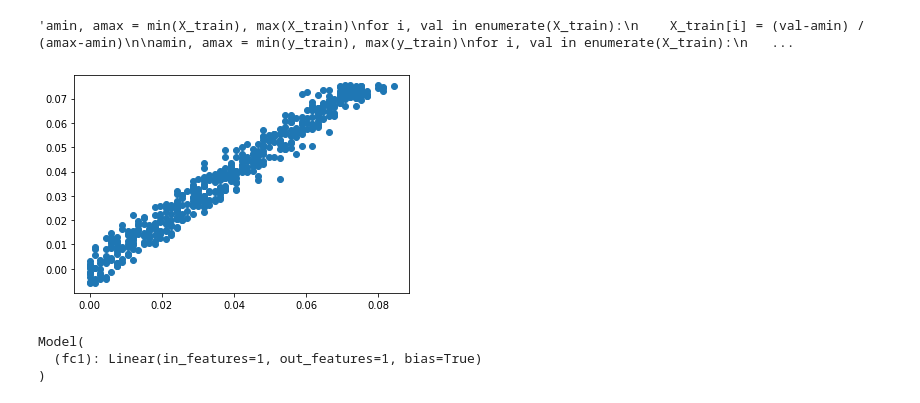
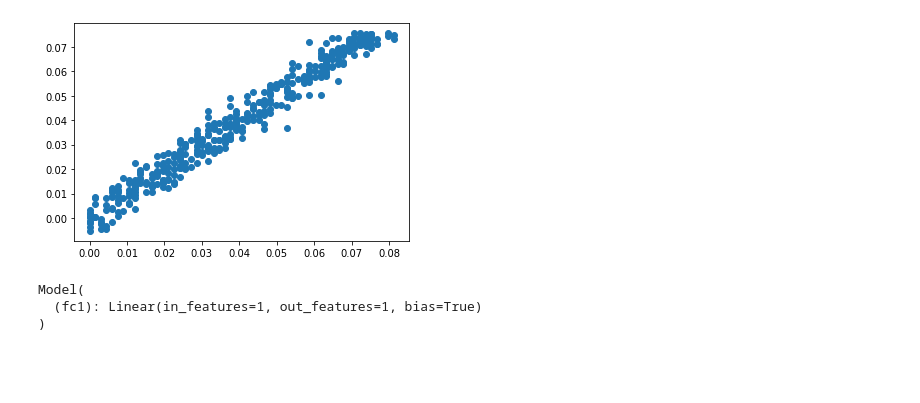
Before and after one commit to Sripathm2/Machine_Learning_Codes, a Jupyter notebook: Jupyter Notebooks/Linear_regrression.ipynb, the cells around one changed output. Cells and saved outputs as stored; diff of their text form; code cells hidden in the pictures; blank space fills up the shorter version.

```diff
--- a/Jupyter Notebooks/Linear_regrression.ipynb
+++ b/Jupyter Notebooks/Linear_regrression.ipynb
@@ -46,15 +45 @@ X_train = X_train_temp
 y_train = y_train_temp
-# %%
-X_train = normalize([X_train])
-y_train = normalize([y_train])
-
-
-'''amin, amax = min(X_train), max(X_train)
-for i, val in enumerate(X_train):
-    X_train[i] = (val-amin) / (amax-amin)
-
-amin, amax = min(y_train), max(y_train)
-for i, val in enumerate(X_train):
-    y_train[i] = (val-amin) / (amax-amin)'''
-# %% [output]
-'amin, amax = min(X_train), max(X_train)\nfor i, val in enumerate(X_train):\n    X_train[i] = (val-amin) / (amax-amin)\n\namin, amax = min(y_train), max(y_train)\nfor i, val in enumerate(X_train):\n   ...
@@ -64,7 +46,20 @@ y_train = np.array(y_train).reshape(-1,1)
+# %%
+x_train = normalize([x_train])[0]
+y_train = normalize([y_train])[0]
+# %%
+x_train, x_test, y_train, y_test = train_test_split(x_train,y_train,test_size=0.2,random_state=33)
+x_test, x_validation, y_test, y_validation = train_test_split(x_test,y_test,test_size=0.2,random_state=33)
+# %%
+x_train = np.array(x_train).reshape(-1,1)
+y_train = np.array(y_train).reshape(-1,1)
+x_test = np.array(x_test).reshape(-1,1)
+y_test = np.array(y_test).reshape(-1,1)
+x_validation = np.array(x_validation).reshape(-1,1)
+y_validation = np.array(y_validation).reshape(-1,1)
 # %%
-plt.scatter(X_train,y_train)
+plt.scatter(x_train,y_train)
 plt.show()
 # %% [output]
-[figure, old version]
+[figure, new version]
 # %%
 class Model(torch.nn.Module):
```
Also changed, not shown: parts of 11 cells of this notebook, 1 other file.
